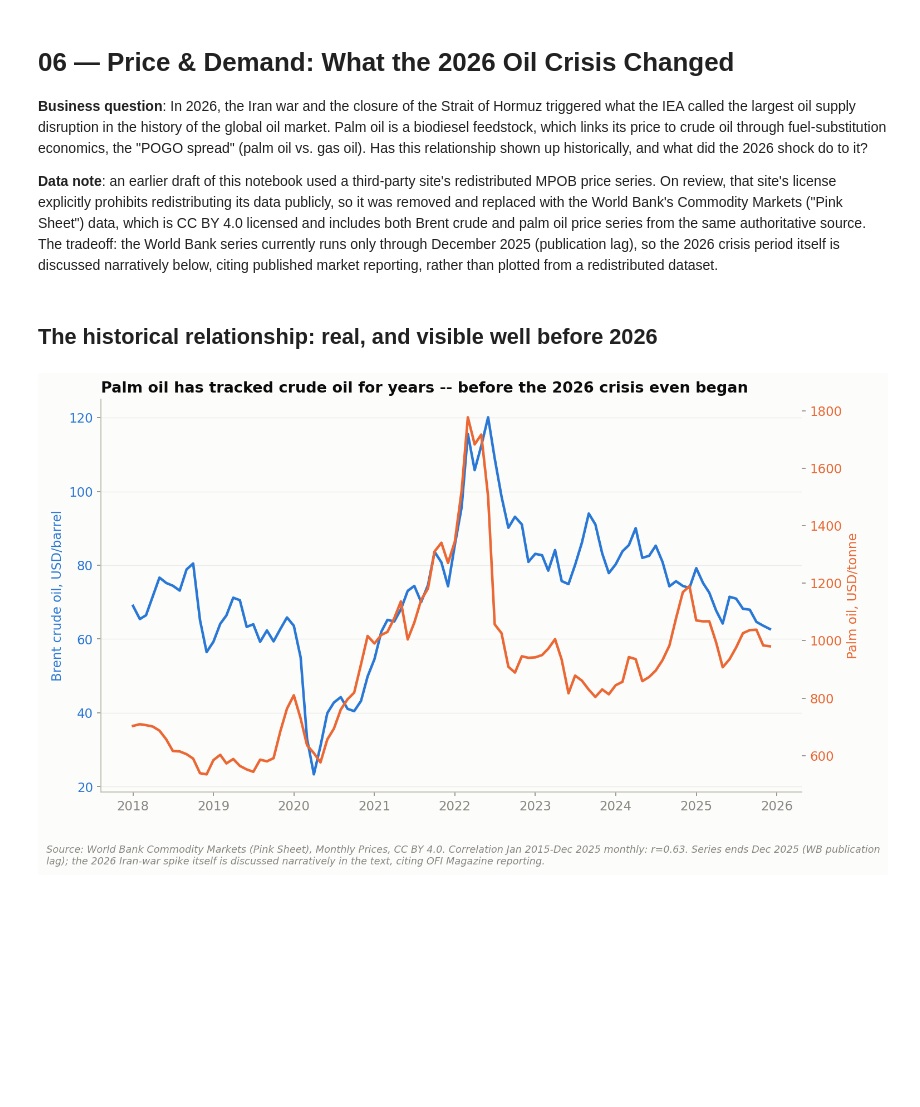
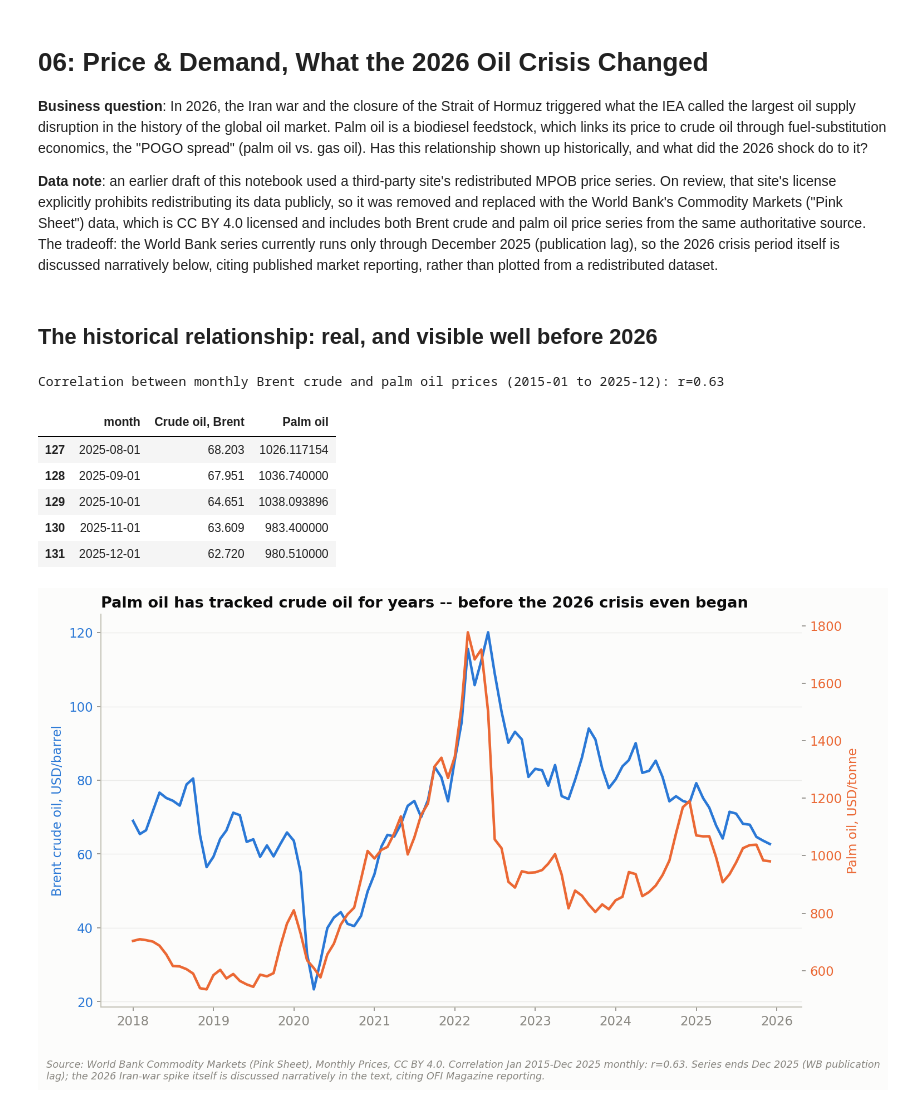
Before and after one commit to ooi-darren/malaysia-palm-oil, a Jupyter notebook: notebooks/06_price_and_demand_shock.ipynb, the cells around one changed output. Cells and saved outputs as stored; diff of their text form; code cells hidden in the pictures; blank space fills up the shorter version.

```diff
--- a/notebooks/06_price_and_demand_shock.ipynb
+++ b/notebooks/06_price_and_demand_shock.ipynb
@@ -1,9 +1,25 @@
 # %% [markdown]
-# 06 — Price & Demand: What the 2026 Oil Crisis Changed
+# 06: Price & Demand, What the 2026 Oil Crisis Changed
 
 **Business question**: In 2026, the Iran war and the closure of the Strait of Hormuz triggered what the IEA called the largest oil supply disruption in the history of the global oil market. Palm oil is a biodiesel feedstock, which links its price to crude oil through fuel-substitution economics, the "POGO spread" (palm oil vs. gas oil). Has this relationship shown up historically, and what did the 2026 shock do to it?
 
 **Data note**: an earlier draft of this notebook used a third-party site's redistributed MPOB price series. On review, that site's license explicitly prohibits redistributing its data publicly, so it was removed and replaced with the World Bank's Commodity Markets ("Pink Sheet") data, which is CC BY 4.0 licensed and includes both Brent crude and palm oil price series from the same authoritative source. The tradeoff: the World Bank series currently runs only through December 2025 (publication lag), so the 2026 crisis period itself is discussed narratively below, citing published market reporting, rather than plotted from a redistributed dataset.
 # %% [markdown]
 ## The historical relationship: real, and visible well before 2026
+# %%
+import pandas as pd
+from IPython.display import Image
+
+wb = pd.read_csv('../data/processed/wb_brent_vs_palmoil_monthly.csv', parse_dates=['month'])
+corr = wb['Crude oil, Brent'].corr(wb['Palm oil'])
+print(f"Correlation between monthly Brent crude and palm oil prices ({wb['month'].min():%Y-%m} to {wb['month'].max():%Y-%m}): r={corr:.2f}")
+wb.tail()
+# %% [output]
+Correlation between monthly Brent crude and palm oil prices (2015-01 to 2025-12): r=0.63
+|  | month | Crude oil, Brent | Palm oil |
+| 127 | 2025-08-01 | 68.203 | 1026.117154 |
+| 128 | 2025-09-01 | 67.951 | 1036.740000 |
+| 129 | 2025-10-01 | 64.651 | 1038.093896 |
+| 130 | 2025-11-01 | 63.609 | 983.400000 |
+| 131 | 2025-12-01 | 62.720 | 980.510000 |
 # %%
```
Also changed, not shown: parts of 6 cells of this notebook, 7 other files.
